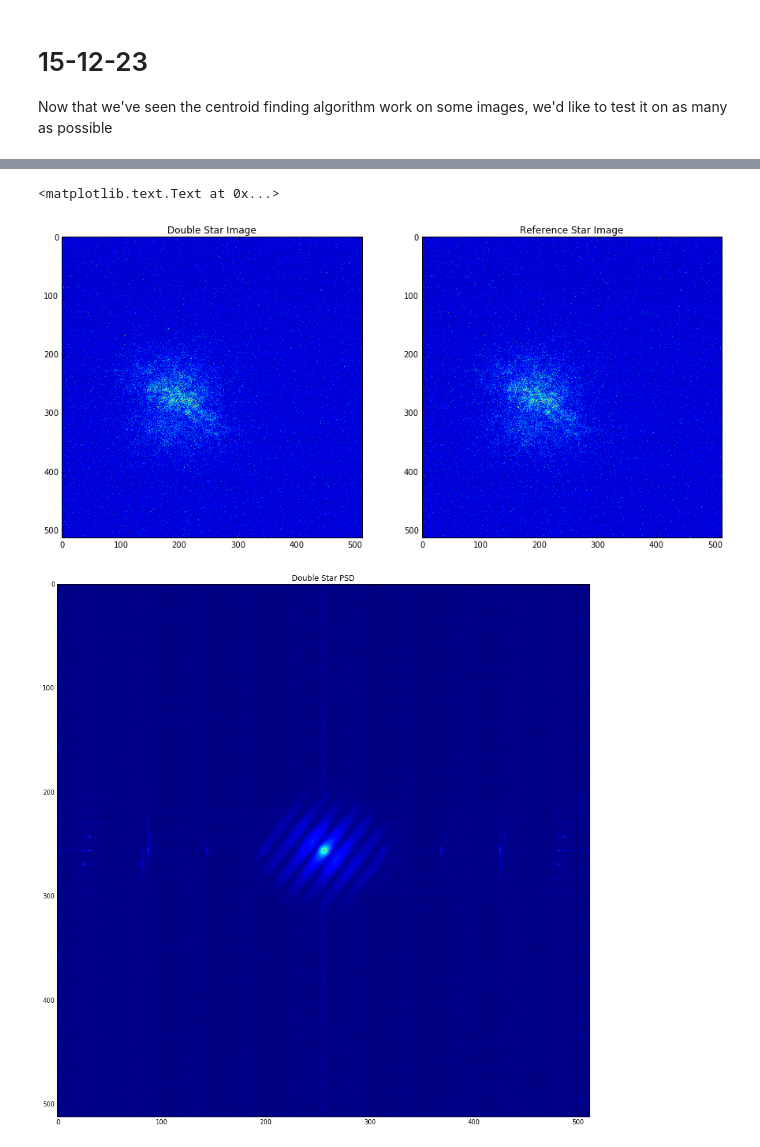
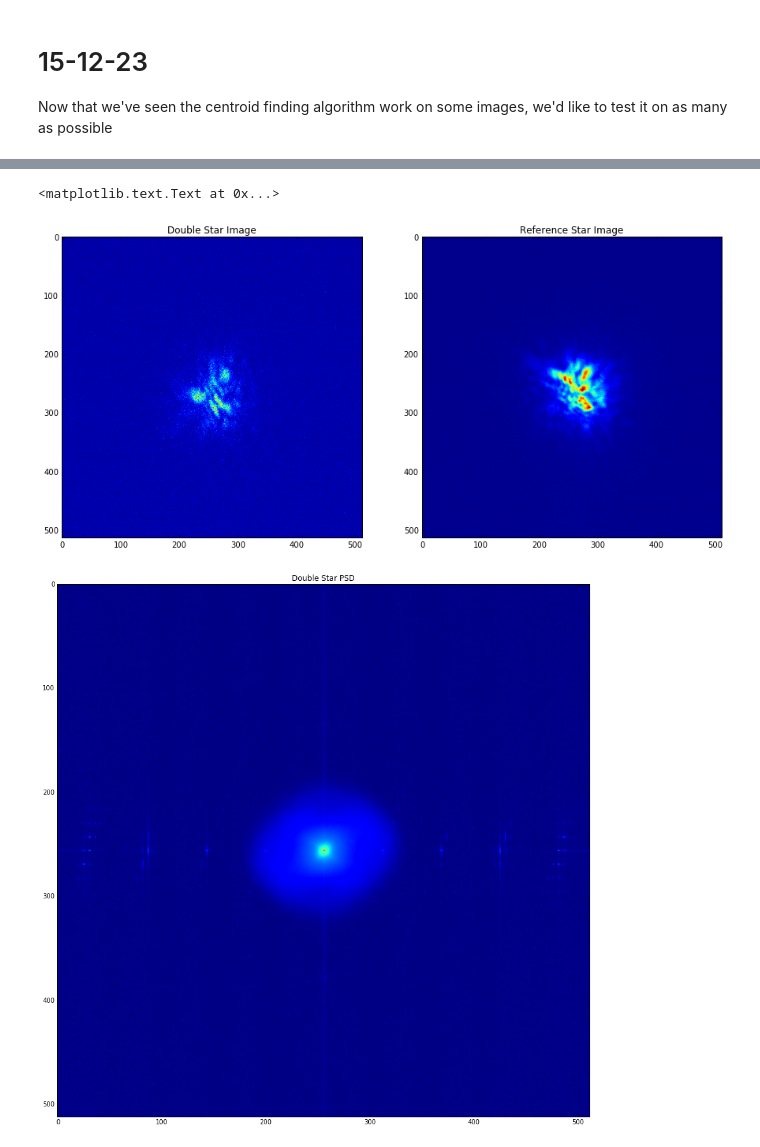
Before and after one commit to nsmidth/CPSLO-Speckle-Reduction, a Jupyter notebook: 15-12-23_centroids.ipynb, the cells around one changed output, grey strips where cells are left out. Saved outputs shown, nothing was run; the diff lists cells and outputs as text; code cells hidden in the pictures.

```diff
--- a/15-12-23_centroids.ipynb
+++ b/15-12-23_centroids.ipynb
@@ -30,7 +30,7 @@ filenames=[ ['KP330','KP331'],
             ['KP341','KP342'] ]
 # %%
 # Select which set of data to use:
-k = 4
+k = 1
 
 # View sample fits images:
 imgDoubleStar = fits_view(fileDirectory+filenames[k][0]+'.fits',0)
@@ -41,7 +41,7 @@ plt.subplot(1,2,1)
 plt.imshow(imgDoubleStar)
 plt.title('Double Star Image')
 plt.subplot(1,2,2)
-plt.imshow(imgDoubleStar)
+plt.imshow(imgSingleStar)
 plt.title('Reference Star Image')
 
 # Generating Autocorrelogram
@@ -69,8 +69,8 @@ Filename: /home/niels/Documents/FITS/KP340_PSD.fits
 No.    Name         Type      Cards   Dimensions   Format
 0    PRIMARY     PrimaryHDU       6   (512, 512)   float64
 <matplotlib.text.Text at 0x...>
-[figure, old version]
+[figure, new version]
-[figure, old version]
+[figure, new version]
 # %%
 # Perform Deconvolution
 constant = 1E-15
```
Also changed, not shown: parts of 6 cells of this notebook.
